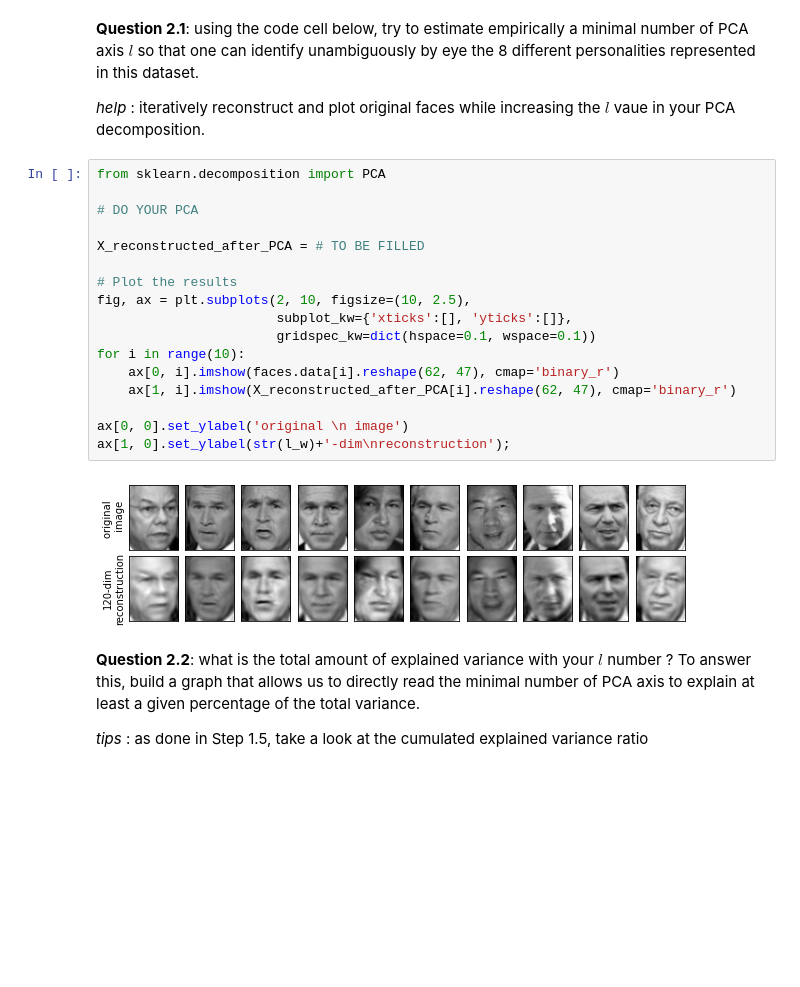
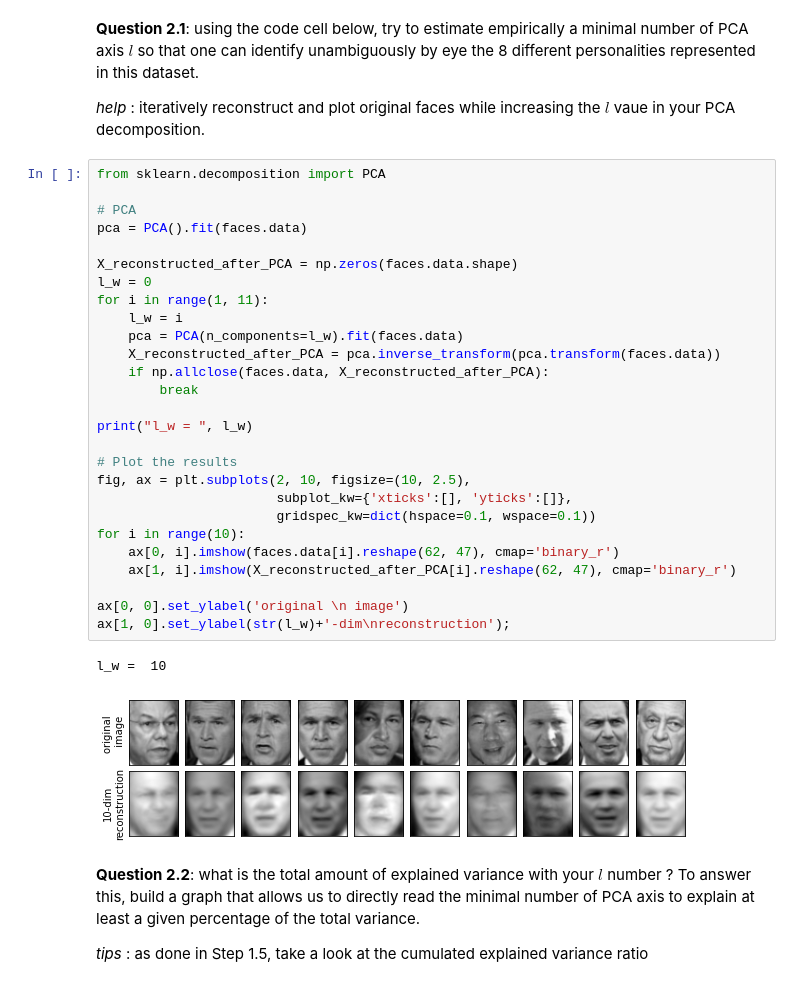
Before and after one commit to thomas40510/MLMythe, a Jupyter notebook: TP3/TP3.ipynb, the cells around one changed output. Saved outputs shown, nothing was run; the diff lists cells and outputs as text; blank space fills up the shorter version.

```diff
--- a/TP3/TP3.ipynb
+++ b/TP3/TP3.ipynb
@@ -168,22 +271,33 @@ Personalities in the dataset: ['Ariel Sharon' 'Colin Powell' 'Donald Rumsfeld' '
 # %%
 from sklearn.decomposition import PCA
 
-# DO YOUR PCA
+# PCA
+pca = PCA().fit(faces.data)
 
-X_reconstructed_after_PCA = # TO BE FILLED
+X_reconstructed_after_PCA = np.zeros(faces.data.shape)
+l_w = 0
+for i in range(1, 11):
+    l_w = i
+    pca = PCA(n_components=l_w).fit(faces.data)
+    X_reconstructed_after_PCA = pca.inverse_transform(pca.transform(faces.data))
+    if np.allclose(faces.data, X_reconstructed_after_PCA):
+        break
+
+print("l_w = ", l_w)
 
 # Plot the results
 fig, ax = plt.subplots(2, 10, figsize=(10, 2.5),
                        subplot_kw={'xticks':[], 'yticks':[]},
                        gridspec_kw=dict(hspace=0.1, wspace=0.1))
 for i in range(10):
     ax[0, i].imshow(faces.data[i].reshape(62, 47), cmap='binary_r')
     ax[1, i].imshow(X_reconstructed_after_PCA[i].reshape(62, 47), cmap='binary_r')
 
 ax[0, 0].set_ylabel('original \n image')
 ax[1, 0].set_ylabel(str(l_w)+'-dim\nreconstruction');
 # %% [output]
+l_w =  10
-[figure, old version]
+[figure, new version]
 # %% [markdown]
 **Question 2.2**: what is the total amount of explained variance with your $l$ number ? To answer this, build a graph that allows us to directly read the minimal number of PCA axis to explain at least a given percentage of the total variance.
 
```
Also changed, not shown: parts of 12 cells of this notebook.
